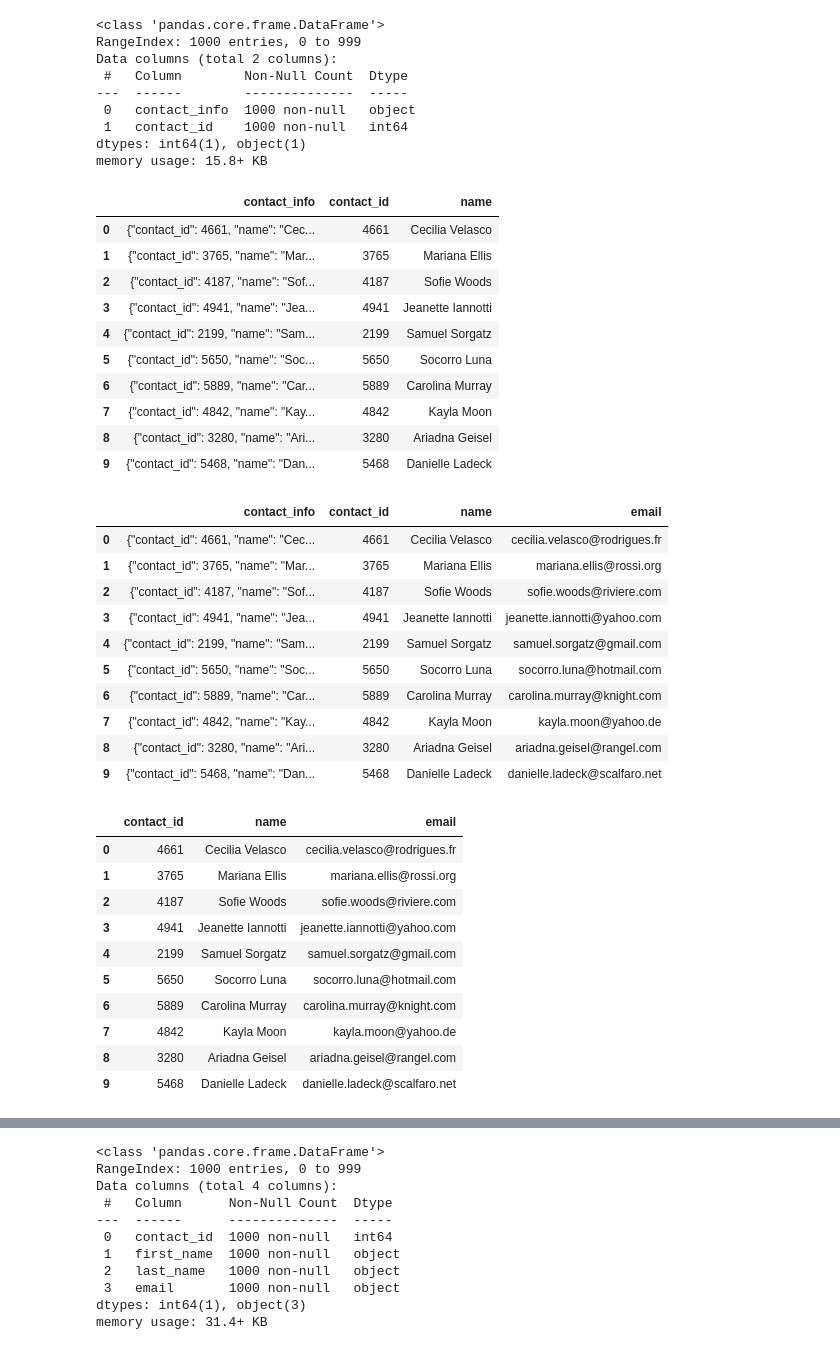
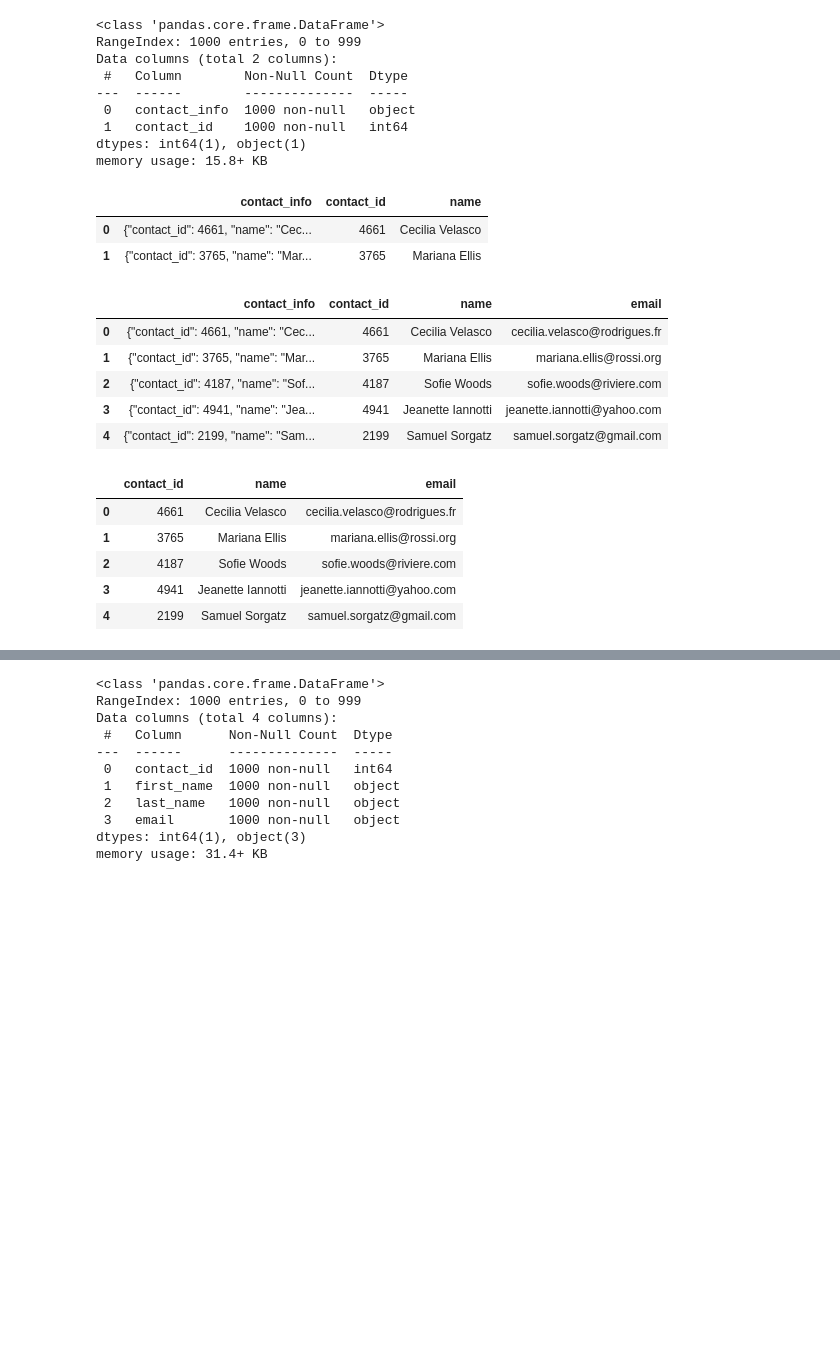
Before and after one commit to Sprodhania/Crowdfunding_ETL, a Jupyter notebook: ETL_Mini_Project_MHossain.ipynb-checkpoint.ipynb, the cells around one changed output, grey strips where cells are left out. Cells and saved outputs as stored; diff of their text form; code cells hidden in the pictures; blank space fills up the shorter version.

```diff
--- a/ETL_Mini_Project_MHossain.ipynb-checkpoint.ipynb
+++ b/ETL_Mini_Project_MHossain.ipynb-checkpoint.ipynb
@@ -278,6 +278,6 @@ campaign_cleaned.to_csv("Resources/campaign.csv", index=False)
 ### Extract the contacts.xlsx Data.
 # %%
 # Read the data into a Pandas DataFrame. Use the `header=2` parameter when reading in the data.
-contact_info_df = pd.read_excel('Resources/contacts.xlsx', header=2)
+contact_info_df = pd.read_excel('Resources/contacts.xlsx', header=2, skiprows=1)
 contact_info_df.head()
 # %% [output]
@@ -313,7 +328,6 @@ print(dict_values)
 # %%
 # Create a contact_info DataFrame and add each list of values, i.e., each row
 # to the 'contact_id', 'name', 'email' columns.
-column_names = ['contact_id', 'name', 'email']
-contact_info_df = pd.DataFrame(dict_values)
-contact_info_df
+contact_info = pd.DataFrame(row_values, columns=['contact_id', 'name', 'email'])
+contact_info.head()
 # %% [output]
@@ -394,6 +423,8 @@ contact_info_df_copy.head()
 | 4 | {"contact_id": 2199, "name": "Sam... |
 # %%
 # Extract the four-digit contact ID number.
+contact_info_df_copy['contact_id'] = contact_info_df_copy['contact_info'].str.extract(r'(\d{4})')
+contact_info_df_copy
 # %% [output]
 |  | contact_info | contact_id |
 | 0 | {"contact_id": 4661, "name": "Cec... | 4661 |
@@ -415,6 +454,9 @@ dtypes: object(2)
 memory usage: 15.8+ KB
 # %%
 # Convert the "contact_id" column to an int64 data type.
+contact_info_df_copy['contact_id'] = contact_info_df_copy['contact_id'].astype(np.int64)
+#contact_info_df_copy['contact_id'] = pd.to_numeric(contact_info_df_copy['contact_id'])
+contact_info_df_copy.info()
 # %% [output]
 <class 'pandas.core.frame.DataFrame'>
 RangeIndex: 1000 entries, 0 to 999
@@ -427,20 +469,17 @@ dtypes: int64(1), object(1)
 memory usage: 15.8+ KB
 # %%
 # Extract the name of the contact and add it to a new column.
+#contact_info_df_copy['name'] = contact_info_df_copy['contact_info'].str.extract(r'"name":\s*"([^"]+)"')
+contact_info_df_copy['name'] = contact_info_df_copy['contact_info'].str.extract(r'"name":\s*"([A-Za-z\s]+)"')
+contact_info_df_copy.head(2)
 # %% [output]
 |  | contact_info | contact_id | name |
 | 0 | {"contact_id": 4661, "name": "Cec... | 4661 | Cecilia Velasco |
 | 1 | {"contact_id": 3765, "name": "Mar... | 3765 | Mariana Ellis |
-| 2 | {"contact_id": 4187, "name": "Sof... | 4187 | Sofie Woods |
-| 3 | {"contact_id": 4941, "name": "Jea... | 4941 | Jeanette Iannotti |
-| 4 | {"contact_id": 2199, "name": "Sam... | 2199 | Samuel Sorgatz |
-| 5 | {"contact_id": 5650, "name": "Soc... | 5650 | Socorro Luna |
-| 6 | {"contact_id": 5889, "name": "Car... | 5889 | Carolina Murray |
-| 7 | {"contact_id": 4842, "name": "Kay... | 4842 | Kayla Moon |
-| 8 | {"contact_id": 3280, "name": "Ari... | 3280 | Ariadna Geisel |
-| 9 | {"contact_id": 5468, "name": "Dan... | 5468 | Danielle Ladeck |
 # %%
 # Extract the email from the contacts and add the values to a new column.
+contact_info_df_copy['email'] = contact_info_df_copy['contact_info'].str.extract(r'"email":\s*"([^"]+)"')
+contact_info_df_copy.head()
 # %% [output]
 |  | contact_info | contact_id | name | email |
 | 0 | {"contact_id": 4661, "name": "Cec... | 4661 | Cecilia Velasco | cecilia.velasco@rodrigues.fr |
@@ -448,13 +487,10 @@ memory usage: 15.8+ KB
 | 2 | {"contact_id": 4187, "name": "Sof... | 4187 | Sofie Woods | sofie.woods@riviere.com |
 | 3 | {"contact_id": 4941, "name": "Jea... | 4941 | Jeanette Iannotti | jeanette.iannotti@yahoo.com |
 | 4 | {"contact_id": 2199, "name": "Sam... | 2199 | Samuel Sorgatz | samuel.sorgatz@gmail.com |
-| 5 | {"contact_id": 5650, "name": "Soc... | 5650 | Socorro Luna | socorro.luna@hotmail.com |
-| 6 | {"contact_id": 5889, "name": "Car... | 5889 | Carolina Murray | carolina.murray@knight.com |
-| 7 | {"contact_id": 4842, "name": "Kay... | 4842 | Kayla Moon | kayla.moon@yahoo.de |
-| 8 | {"contact_id": 3280, "name": "Ari... | 3280 | Ariadna Geisel | ariadna.geisel@rangel.com |
-| 9 | {"contact_id": 5468, "name": "Dan... | 5468 | Danielle Ladeck | danielle.ladeck@scalfaro.net |
 # %%
 # Create a copy of the contact_info_df with the 'contact_id', 'name', 'email' columns.
+contact_info_df_2nd = contact_info_df_copy[['contact_id', 'name', 'email']].copy()
+contact_info_df_2nd.head()
 # %% [output]
 |  | contact_id | name | email |
 | 0 | 4661 | Cecilia Velasco | cecilia.velasco@rodrigues.fr |
@@ -462,10 +498,5 @@ memory usage: 15.8+ KB
 | 2 | 4187 | Sofie Woods | sofie.woods@riviere.com |
 | 3 | 4941 | Jeanette Iannotti | jeanette.iannotti@yahoo.com |
 | 4 | 2199 | Samuel Sorgatz | samuel.sorgatz@gmail.com |
-| 5 | 5650 | Socorro Luna | socorro.luna@hotmail.com |
-| 6 | 5889 | Carolina Murray | carolina.murray@knight.com |
-| 7 | 4842 | Kayla Moon | kayla.moon@yahoo.de |
-| 8 | 3280 | Ariadna Geisel | ariadna.geisel@rangel.com |
-| 9 | 5468 | Danielle Ladeck | danielle.ladeck@scalfaro.net |
 # %%
 # Create a "first"name" and "last_name" column with the first and last names from the "name" column.
```
Also changed, not shown: parts of 14 cells of this notebook, 6 other files.
